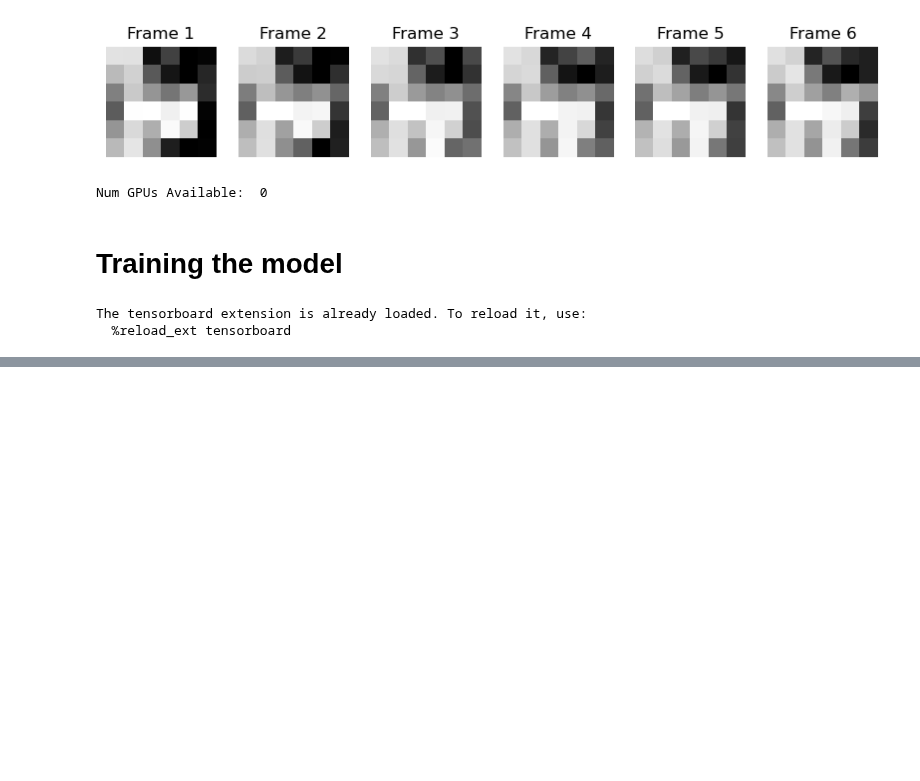
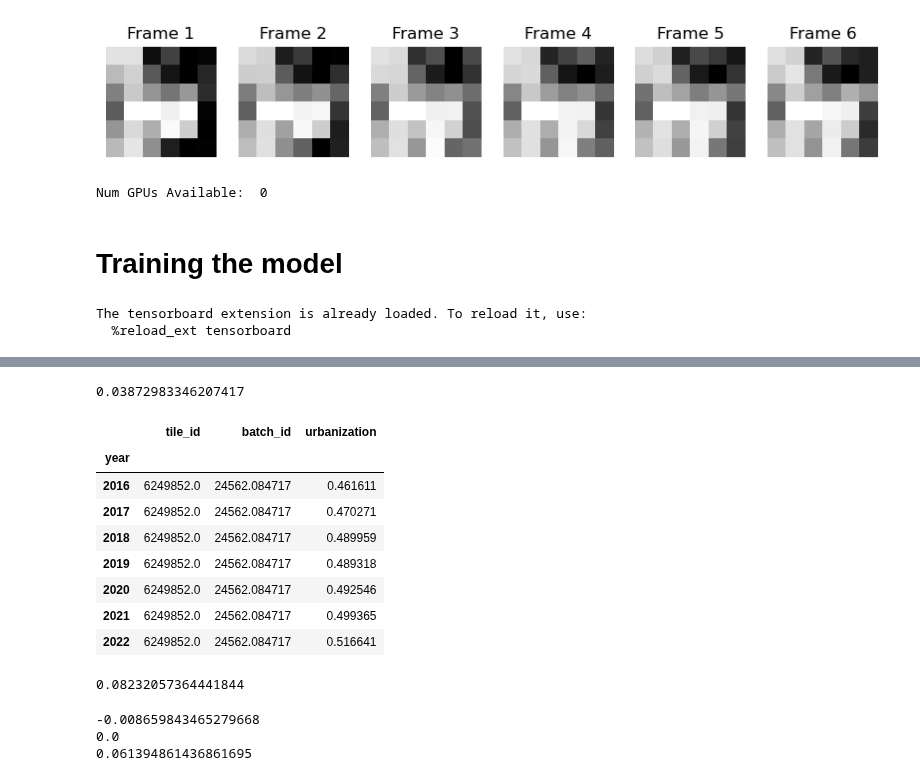
Before and after one commit to victor-radermecker/AdvancedLandCoverAnalytics-Pipeline, a Jupyter notebook: Notebooks/ConvLSTM.ipynb, the cells around one changed output, grey strips where cells are left out. Cells and saved outputs as stored; diff of their text form; code cells hidden in the pictures; blank space fills up the shorter version.

```diff
--- a/Notebooks/ConvLSTM.ipynb
+++ b/Notebooks/ConvLSTM.ipynb
@@ -314,0 +317,33 @@ KeyboardInterrupt:
+# %%
+np.sqrt(0.0015)
+
+# 0.038
+# %% [output]
+0.03872983346207417
+# %%
+data.groupby('year').mean()
+# %% [output]
+|  | tile_id | batch_id | urbanization |
+| year |  |  |  |
+| 2016 | 6249852.0 | 24562.084717 | 0.461611 |
+| 2017 | 6249852.0 | 24562.084717 | 0.470271 |
+| 2018 | 6249852.0 | 24562.084717 | 0.489959 |
+| 2019 | 6249852.0 | 24562.084717 | 0.489318 |
+| 2020 | 6249852.0 | 24562.084717 | 0.492546 |
+| 2021 | 6249852.0 | 24562.084717 | 0.499365 |
+| 2022 | 6249852.0 | 24562.084717 | 0.516641 |
+# %%
+0.038 / 0.46161
+# %% [output]
+0.08232057364441844
+# %%
+# pivot long to wide for data
+data_wide = data.pivot_table(index=['tile_id', 'batch_id'], columns='year', values='urbanization')
+
+print((data_wide['2016'] - data_wide['2017']).mean())
+print((data_wide['2016'] - data_wide['2017']).median())
+print((data_wide['2016'] - data_wide['2017']).std())
+# %% [output]
+-0.008659843465279668
+0.0
+0.061394861436861695
```
Also changed, not shown: parts of 5 cells of this notebook, 4 other files.
